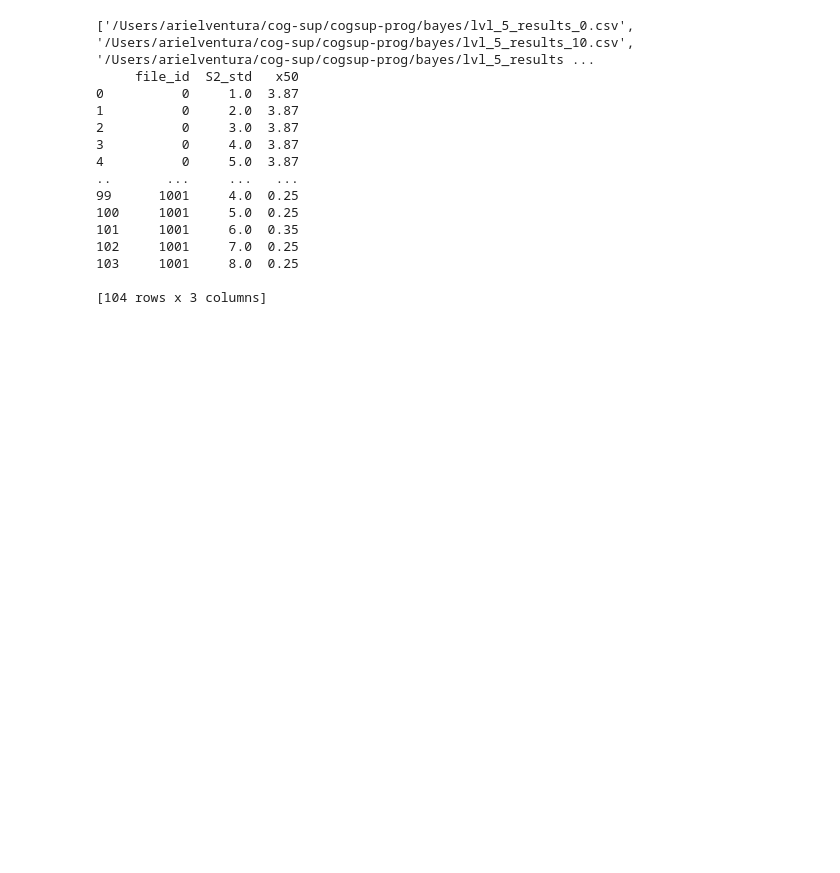
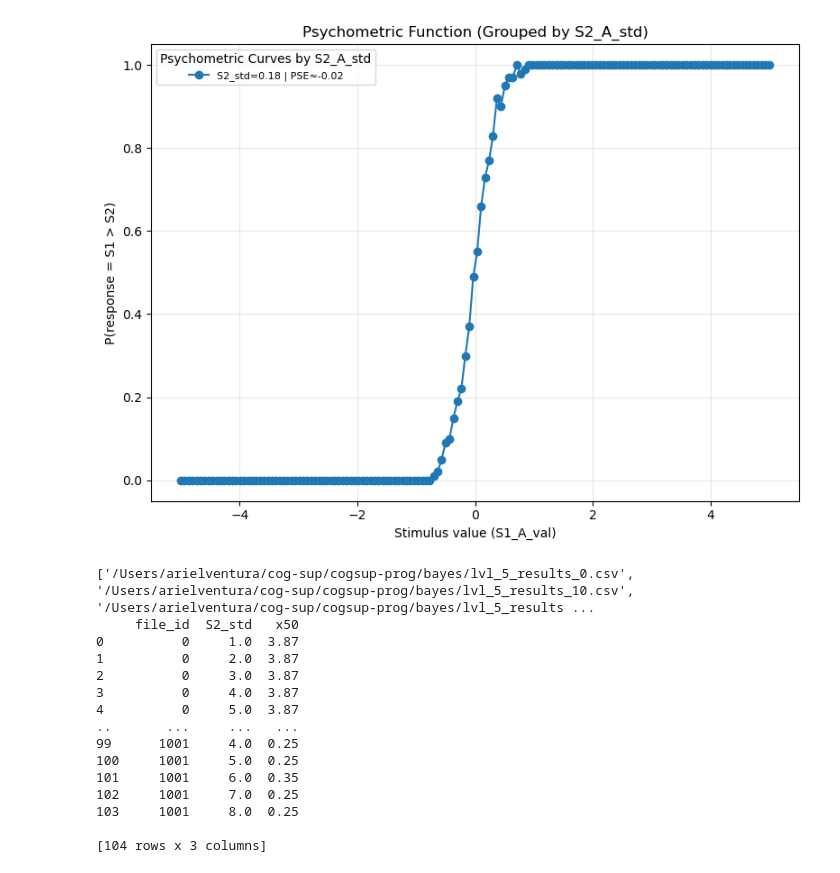
Before and after one commit to linda-ariel/cogsup-prog, a Jupyter notebook: bayes/project.ipynb, the cells around one changed output. Drawn from its saved outputs; the diff is of its cells as text; code cells hidden in the pictures; blank space fills up the shorter version.

```diff
--- a/bayes/project.ipynb
+++ b/bayes/project.ipynb
@@ -100,3 +167,7 @@ plot_psychometric("/Users/arielventura/cog-sup/cogsup-prog/bayes/lvl_1_results.c
+# %%
+plot_psychometric_value("lvl_3_prior_reverse_results.csv")
+# %% [output]
+[figure, added]
 # %%
 def extract_prior_means(csv_path):
     """
```
Also changed, not shown: parts of 6 cells of this notebook, 39 other files.
